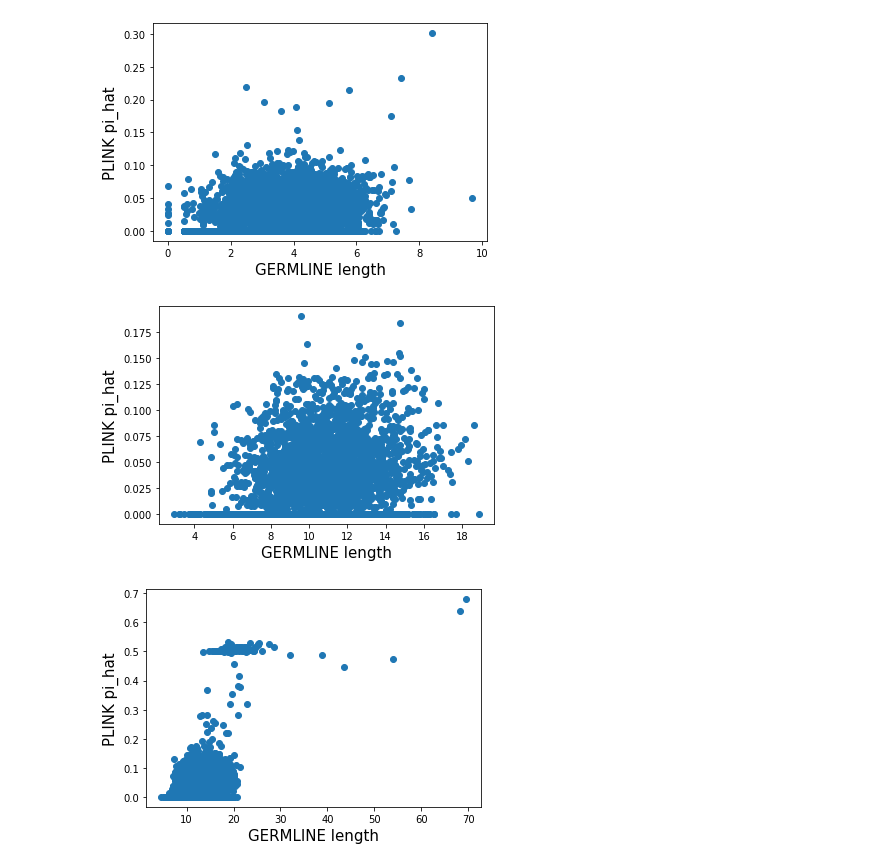
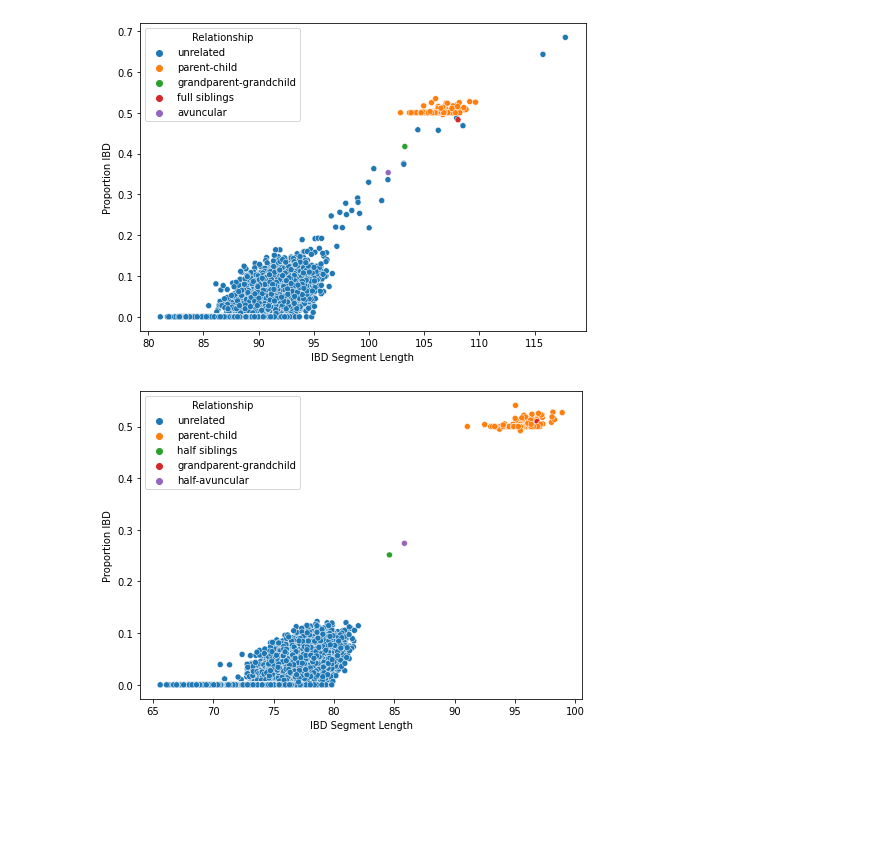
Before and after one commit to harryziyuhe/relativefinding, a Jupyter notebook: scripts/plot_analysis.ipynb, the cells around one changed output. Cells and saved outputs as stored; diff of their text form; code cells hidden in the pictures; blank space fills up the shorter version.

```diff
--- a/scripts/plot_analysis.ipynb
+++ b/scripts/plot_analysis.ipynb
@@ -40,11 +84,18 @@ def compare_plink_germline(df_plink, df_germline, plot = True, yax = "PI_HAT"):
 # %%
-plink_lwk = pd.read_csv("plink/chr10_LWK_plink.genome",
+plink_lwk = pd.read_csv("../plink/chr10_LWK_plink.genome",
                  delim_whitespace=True)
-plink_fin = pd.read_csv("plink/chr10_FIN_plink.genome",
+plink_fin = pd.read_csv("../plink/chr10_FIN_plink.genome",
                  delim_whitespace=True)
-plink_chs = pd.read_csv("plink/chr10_CHS_plink.genome",
+plink_chs = pd.read_csv("../plink/chr10_CHS_plink.genome",
                  delim_whitespace=True)
+plink_yri = pd.read_csv("../plink/chr10_YRI_plink.genome",
+                 delim_whitespace=True)
 # %%
-germline_lwk = read_germline("LWK")
-germline_fin = read_germline("FIN")
-germline_chs = read_germline("CHS")
+min_m = 0.01
+germline_lwk = read_germline("LWK", bits = 16, min_m = min_m)
+germline_fin = read_germline("FIN", bits = 16, min_m = min_m)
+germline_chs = read_germline("CHS", bits = 16, min_m = min_m)
+germline_yri = read_germline("YRI", bits = 16, min_m = min_m)
+# %%
+pedigree_chs = pd.read_csv("../pedigree/pedigree_CHS.csv")
+pedigree_yri = pd.read_csv("../pedigree/pedigree_YRI.csv")
@@ -51,12 +112,6 @@ germline_chs = read_germline("CHS")
 # %%
-full_lwk = compare_plink_germline(plink_lwk, germline_lwk)
+full_chs = compare_plink_germline(plink_chs, germline_chs, pedigree_chs, save_path = f"../figs/comparison_CHS_{min_m}.png")
+full_yri = compare_plink_germline(plink_yri, germline_yri, pedigree_yri, save_path = f"../figs/comparison_YRI_{min_m}.png")
 # %% [output]
-[figure, old version]
+[figure, new version]
+[figure, added]
-# %%
-full_fin = compare_plink_germline(plink_fin, germline_fin)
-# %% [output]
-[figure, removed]
-# %%
-full_chs = compare_plink_germline(plink_chs, germline_chs)
-# %% [output]
-[figure, removed]
```
Also changed, not shown: parts of 7 cells of this notebook.
